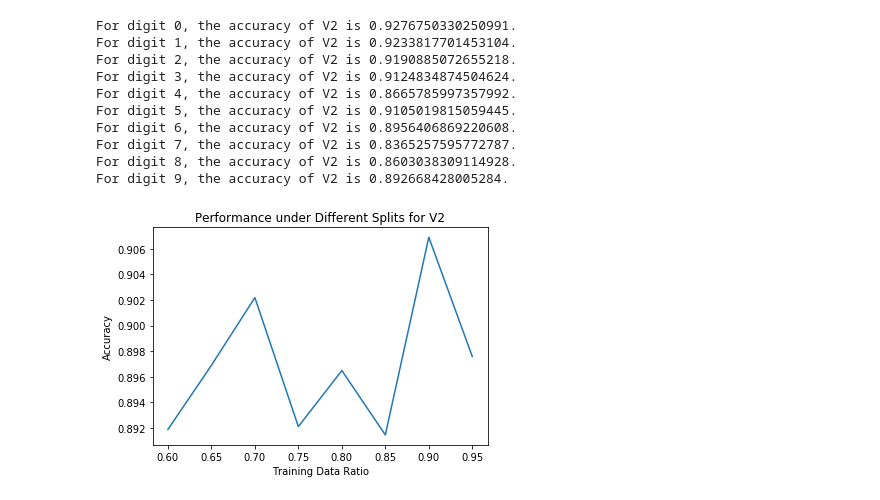
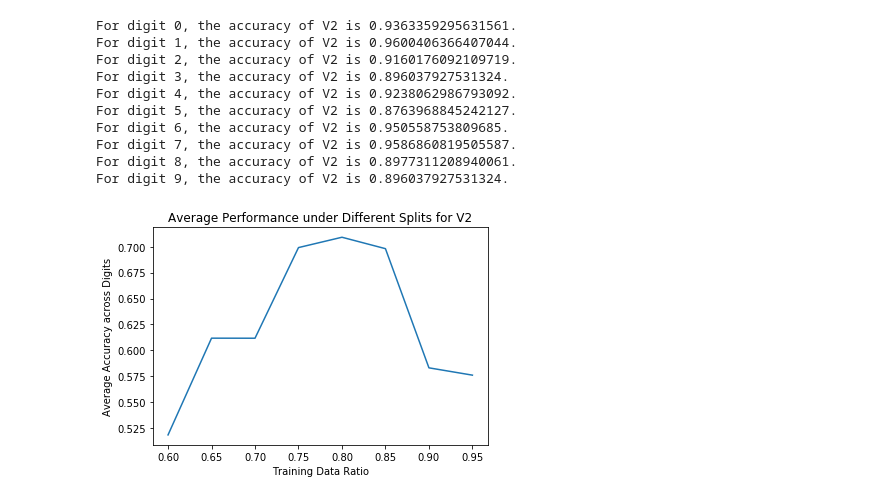
Before and after one commit to anyu0/machine-learning-2020s, a Jupyter notebook: hw2/q6/V2.ipynb, the cells around one changed output. Saved outputs shown, nothing was run; the diff lists cells and outputs as text; code cells hidden in the pictures.

Commit message:
plotting iteration curves

```diff
--- a/hw2/q6/V2.ipynb
+++ b/hw2/q6/V2.ipynb
@@ -24,12 +24,12 @@ def percepton_train2(train_data, max_iter, digit):
 
     w = np.zeros((len(train_data[0]), 1)) # initialize weights and bias (index = 0)
     w_list = [w]
-    c = np.zeros(len(train_data))
+    c = np.zeros(len(train_data[0])+1)
     k = 1
 
     for i in range(max_iter):
 
-        datapoint = train_data[i%(len(train_data)+1)]
+        datapoint = train_data[ i % (len(train_data)) ] # QUESTION ABOUT (t mod n+1)
         y = 1 if (datapoint[-1] == digit) else -1
         x = datapoint[:-1]
 
@@ -62,6 +62,9 @@ def percepton_accuracy2(train_data, test_data, max_iter, digit):
 
     count = 0
     total = len(test_data)
+    if total==0:
+        return 0
+
     w_list, c, k = percepton_train2(train_data, max_iter, digit)
 
     for datapoint in test_data:
@@ -76,43 +79,44 @@ for num in range(10):
     print('For digit {}, the accuracy of V2 is {}.'\
           .format(num, percepton_accuracy2(train_data, test_data, 100, num)))
 # %% [output]
-For digit 0, the accuracy of V2 is 0.9276750330250991.
-For digit 1, the accuracy of V2 is 0.9233817701453104.
-For digit 2, the accuracy of V2 is 0.9190885072655218.
-For digit 3, the accuracy of V2 is 0.9124834874504624.
-For digit 4, the accuracy of V2 is 0.8665785997357992.
-For digit 5, the accuracy of V2 is 0.9105019815059445.
-For digit 6, the accuracy of V2 is 0.8956406869220608.
-For digit 7, the accuracy of V2 is 0.8365257595772787.
-For digit 8, the accuracy of V2 is 0.8603038309114928.
-For digit 9, the accuracy of V2 is 0.892668428005284.
+For digit 0, the accuracy of V2 is 0.9363359295631561.
+For digit 1, the accuracy of V2 is 0.9600406366407044.
+For digit 2, the accuracy of V2 is 0.9160176092109719.
+For digit 3, the accuracy of V2 is 0.896037927531324.
+For digit 4, the accuracy of V2 is 0.9238062986793092.
+For digit 5, the accuracy of V2 is 0.8763968845242127.
+For digit 6, the accuracy of V2 is 0.950558753809685.
+For digit 7, the accuracy of V2 is 0.9586860819505587.
+For digit 8, the accuracy of V2 is 0.8977311208940061.
+For digit 9, the accuracy of V2 is 0.896037927531324.
 # %%
 # Plot accuracy against ratio,
 # model: v2
 # avarage of N runs
+# result: 0.8 global optimum
 
-N = 10
-ITER = 100
+N = 1
+ITER = 10
 x_data = np.arange(0.6, 1.0, 0.05)
 y_data = []
 
 for n in range(N):
     y_ = []
     for ratio in x_data:
         train_data, test_data = split(dataset, ratio)
         a = []
         for digit in range(10):
             a.append(percepton_accuracy2(train_data, test_data, ITER, digit))
         y_.append(np.mean(a))
 
     y_data.append(y_)
 
 y_data = np.mean(y_data, axis=0)
 
 plt.plot(x_data, y_data)
 plt.xlabel('Training Data Ratio')
 plt.ylabel('Average Accuracy across Digits')
 plt.title('Average Performance under Different Splits for V2')
-plt.savefig('splits_v2_smoothed.png')
+plt.savefig('img/splits_v2.png')
 # %% [output]
-[figure, old version]
+[figure, new version]
```
Also changed, not shown: parts of 2 cells of this notebook, 1 other file.
